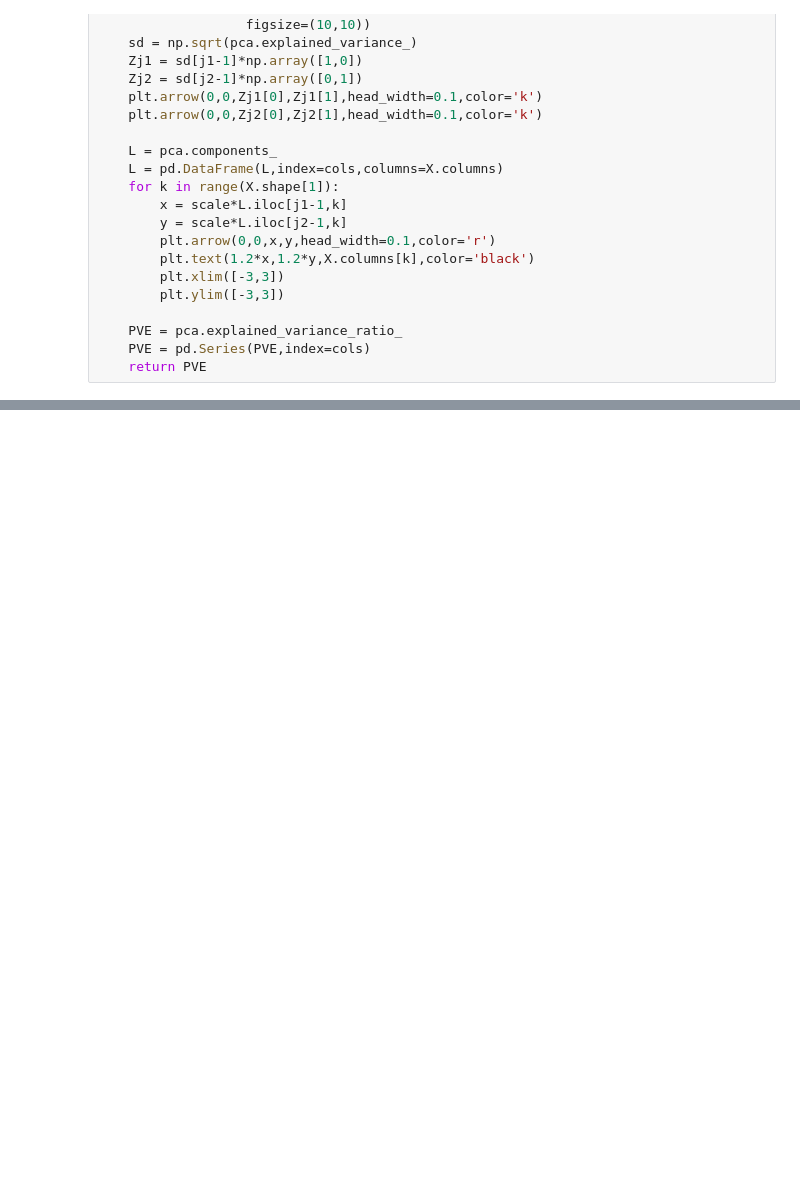
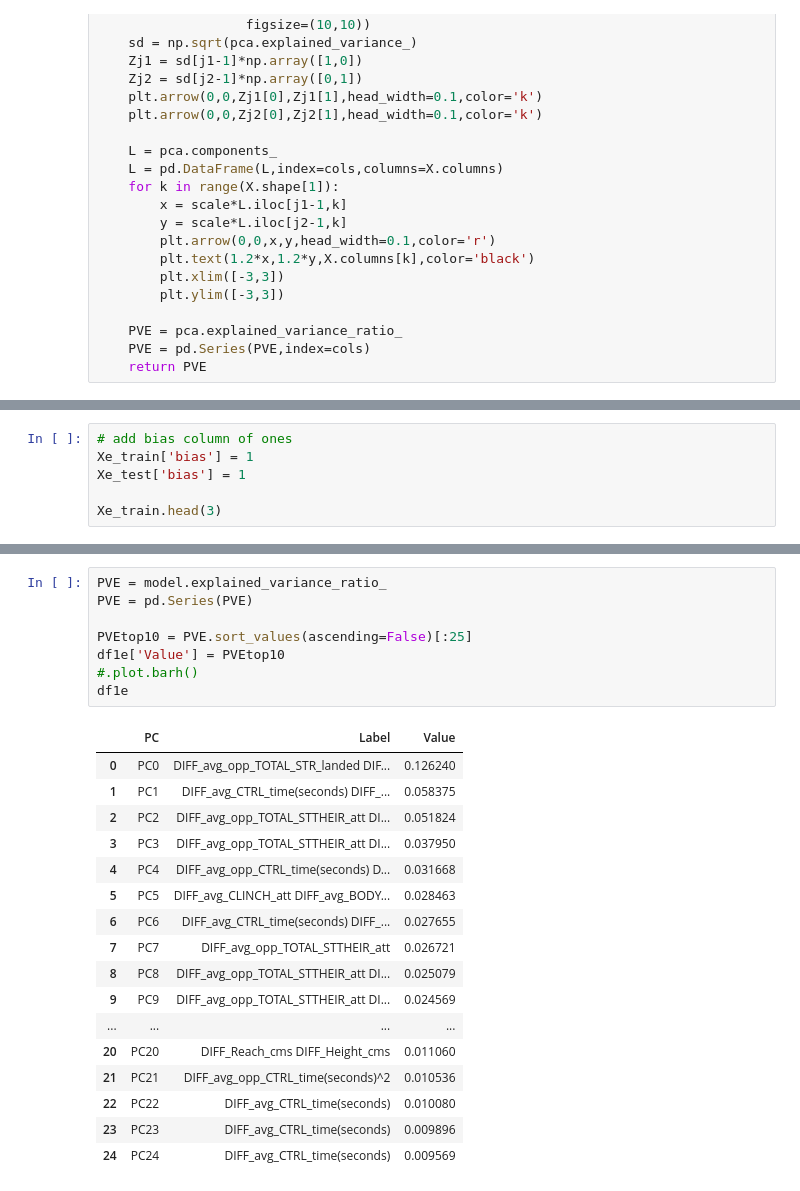
Before and after one commit to rhit-walkowae/ufcPredictionProject, a Jupyter notebook: LogisticRegressionBrainstorming Diff Dataset.ipynb, the cells around one changed output, grey strips where cells are left out. Saved outputs shown, nothing was run; the diff lists cells and outputs as text; blank space fills up the shorter version.

```diff
--- a/LogisticRegressionBrainstorming Diff Dataset.ipynb
+++ b/LogisticRegressionBrainstorming Diff Dataset.ipynb
@@ -523,0 +544,6 @@ X_train.head(10)
+# %%
+# add bias column of ones
+Xe_train['bias'] = 1
+Xe_test['bias'] = 1
+
+Xe_train.head(3)
@@ -523,0 +608,26 @@ X_train.head(10)
+# %%
+PVE = model.explained_variance_ratio_
+PVE = pd.Series(PVE)
+
+PVEtop10 = PVE.sort_values(ascending=False)[:25]
+df1e['Value'] = PVEtop10
+#.plot.barh()
+df1e
+# %% [output]
+|  | PC | Label | Value |
+| 0 | PC0 | DIFF_avg_opp_TOTAL_STR_landed DIF... | 0.126240 |
+| 1 | PC1 | DIFF_avg_CTRL_time(seconds) DIFF_... | 0.058375 |
+| 2 | PC2 | DIFF_avg_opp_TOTAL_STTHEIR_att DI... | 0.051824 |
+| 3 | PC3 | DIFF_avg_opp_TOTAL_STTHEIR_att DI... | 0.037950 |
+| 4 | PC4 | DIFF_avg_opp_CTRL_time(seconds) D... | 0.031668 |
+| 5 | PC5 | DIFF_avg_CLINCH_att DIFF_avg_BODY... | 0.028463 |
+| 6 | PC6 | DIFF_avg_CTRL_time(seconds) DIFF_... | 0.027655 |
+| 7 | PC7 | DIFF_avg_opp_TOTAL_STTHEIR_att | 0.026721 |
+| 8 | PC8 | DIFF_avg_opp_TOTAL_STTHEIR_att DI... | 0.025079 |
+| 9 | PC9 | DIFF_avg_opp_TOTAL_STTHEIR_att DI... | 0.024569 |
+| ... | ... | ... | ... |
+| 20 | PC20 | DIFF_Reach_cms DIFF_Height_cms | 0.011060 |
+| 21 | PC21 | DIFF_avg_opp_CTRL_time(seconds)^2 | 0.010536 |
+| 22 | PC22 | DIFF_avg_CTRL_time(seconds) | 0.010080 |
+| 23 | PC23 | DIFF_avg_CTRL_time(seconds) | 0.009896 |
+| 24 | PC24 | DIFF_avg_CTRL_time(seconds) | 0.009569 |
```
Also changed, not shown: parts of 38 cells of this notebook, 2 other files.
